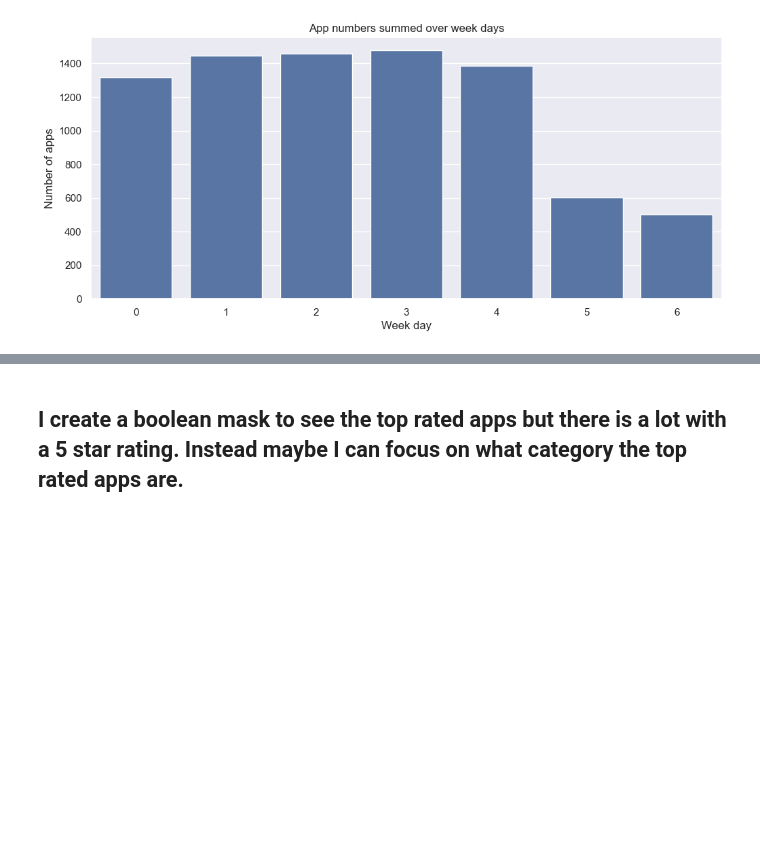
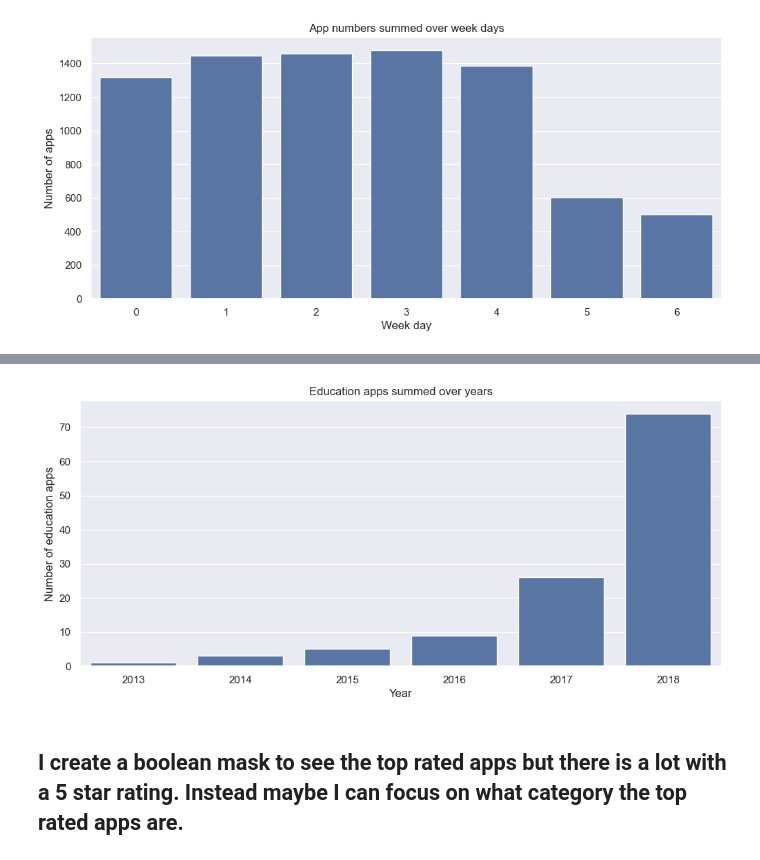
Before and after one commit to tanzhu91/google_playstore, a Jupyter notebook: playstore_ETL_EDA.ipynb, the cells around one changed output, grey strips where cells are left out. Saved outputs shown, nothing was run; the diff lists cells and outputs as text; code cells hidden in the pictures; blank space fills up the shorter version.

```diff
--- a/playstore_ETL_EDA.ipynb
+++ b/playstore_ETL_EDA.ipynb
@@ -562,0 +474,3 @@ plt.title('App numbers summed over week days');
+# %%
+data_education_category = data_clean[data_clean['category'].str.startswith('EDU')]
+data_education_category.head(5)
@@ -563,3 +484,12 @@ plt.title('App numbers summed over week days');
+# %%
+data_education_category_grouped = data_education_category.groupby('year')['app'].count().reset_index()
+plt.figure(figsize=(12,5))
+sns.barplot(x = data_education_category_grouped['year'],y = data_education_category_grouped['app'])
+plt.xlabel('Year')
+plt.ylabel('Number of education apps')
+plt.title('Education apps summed over years');
+# %% [output]
+[figure, added]
 # %% [markdown]
 ## I create a boolean mask to see the top rated apps but there is a lot with a 5 star rating. Instead maybe I can focus on what category the top rated apps are.
 # %%
```
Also changed, not shown: parts of 13 cells of this notebook.
